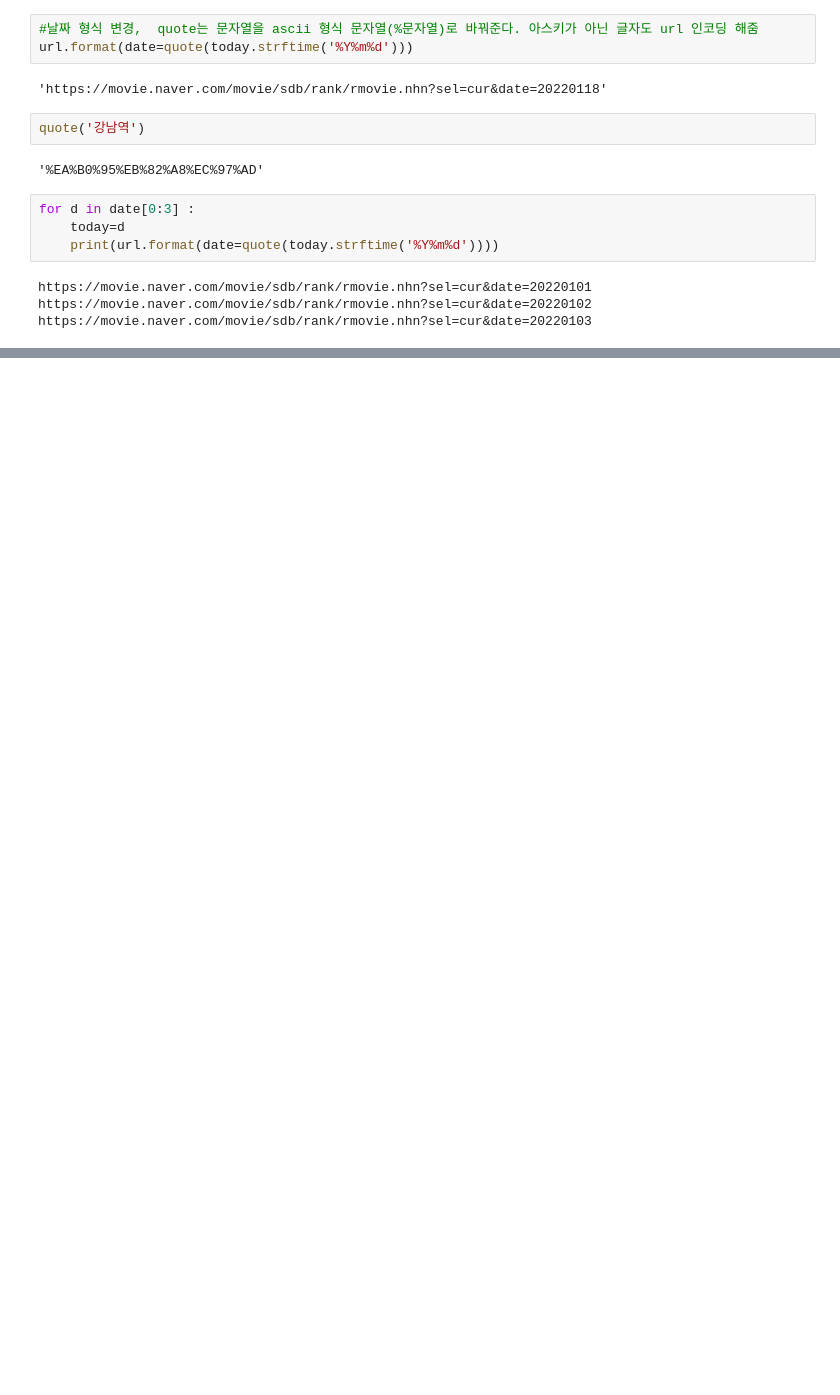
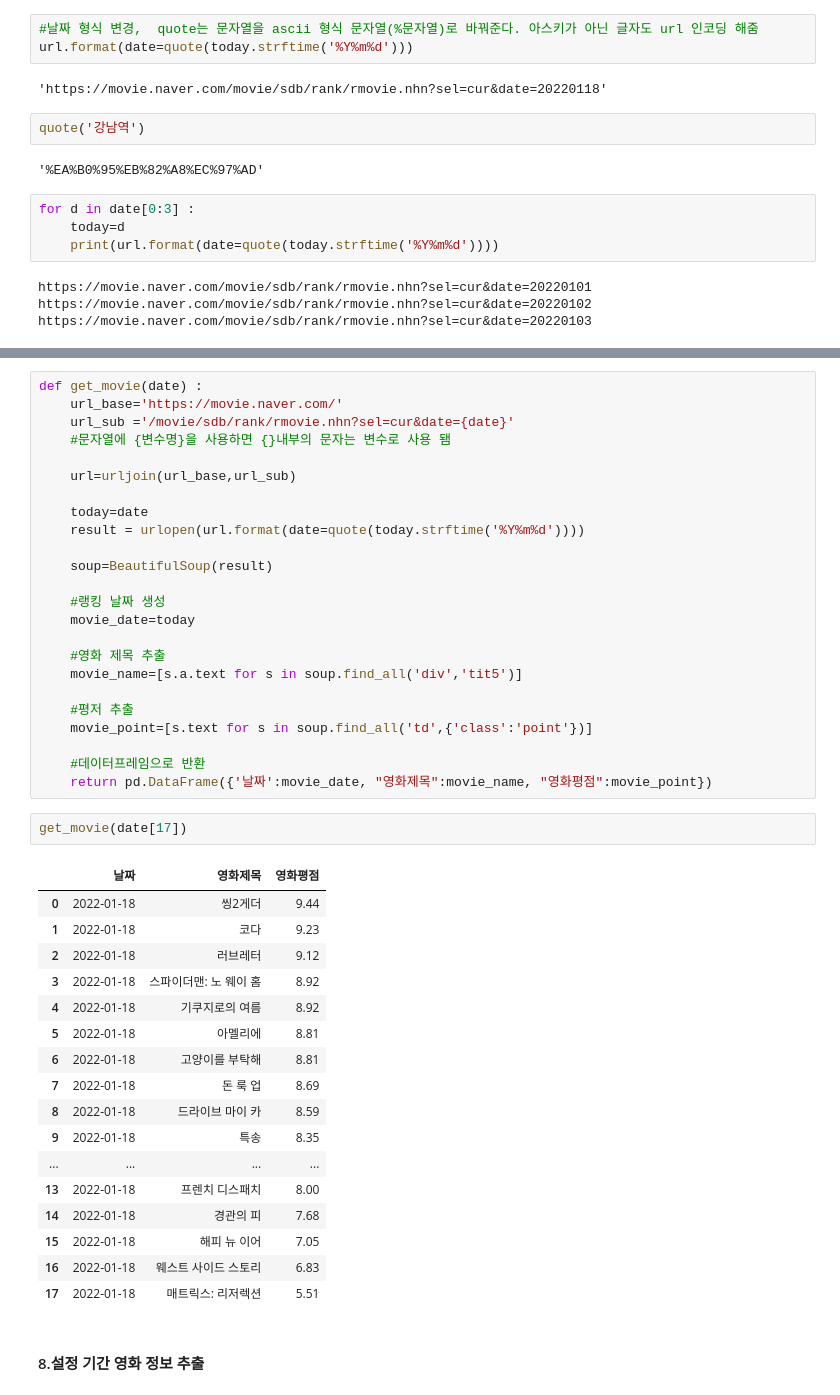
Before and after one commit to JuliaJJY/Web_crawling, a Jupyter notebook: 04_네이버_영화평점-수집및분석.ipynb, the cells around one changed output, grey strips where cells are left out. Cells and saved outputs as stored; diff of their text form; blank space fills up the shorter version.

Commit message:
rank

```diff
--- a/04_네이버_영화평점-수집및분석.ipynb
+++ b/04_네이버_영화평점-수집및분석.ipynb
@@ -271,0 +277,46 @@ https://movie.naver.com/movie/sdb/rank/rmovie.nhn?sel=cur&date=20220103
+# %%
+def get_movie(date) :
+    url_base='https://movie.naver.com/'
+    url_sub ='/movie/sdb/rank/rmovie.nhn?sel=cur&date={date}'
+    #문자열에 {변수명}을 사용하면 {}내부의 문자는 변수로 사용 됌
+
+    url=urljoin(url_base,url_sub)
+
+    today=date
+    result = urlopen(url.format(date=quote(today.strftime('%Y%m%d'))))
+
+    soup=BeautifulSoup(result)
+
+    #랭킹 날짜 생성
+    movie_date=today
+
+    #영화 제목 추출
+    movie_name=[s.a.text for s in soup.find_all('div','tit5')]
+
+    #평저 추출
+    movie_point=[s.text for s in soup.find_all('td',{'class':'point'})]
+
+    #데이터프레임으로 반환
+    return pd.DataFrame({'날짜':movie_date, "영화제목":movie_name, "영화평점":movie_point})
+# %%
+get_movie(date[17])
+# %% [output]
+|  | 날짜 | 영화제목 | 영화평점 |
+| 0 | 2022-01-18 | 씽2게더 | 9.44 |
+| 1 | 2022-01-18 | 코다 | 9.23 |
+| 2 | 2022-01-18 | 러브레터 | 9.12 |
+| 3 | 2022-01-18 | 스파이더맨: 노 웨이 홈 | 8.92 |
+| 4 | 2022-01-18 | 기쿠지로의 여름 | 8.92 |
+| 5 | 2022-01-18 | 아멜리에 | 8.81 |
+| 6 | 2022-01-18 | 고양이를 부탁해 | 8.81 |
+| 7 | 2022-01-18 | 돈 룩 업 | 8.69 |
+| 8 | 2022-01-18 | 드라이브 마이 카 | 8.59 |
+| 9 | 2022-01-18 | 특송 | 8.35 |
+| ... | ... | ... | ... |
+| 13 | 2022-01-18 | 프렌치 디스패치 | 8.00 |
+| 14 | 2022-01-18 | 경관의 피 | 7.68 |
+| 15 | 2022-01-18 | 해피 뉴 이어 | 7.05 |
+| 16 | 2022-01-18 | 웨스트 사이드 스토리 | 6.83 |
+| 17 | 2022-01-18 | 매트릭스: 리저렉션 | 5.51 |
+# %% [markdown]
+#### 8.설정 기간 영화 정보 추출
```
Also changed, not shown: parts of 10 cells of this notebook, 4 other files.
